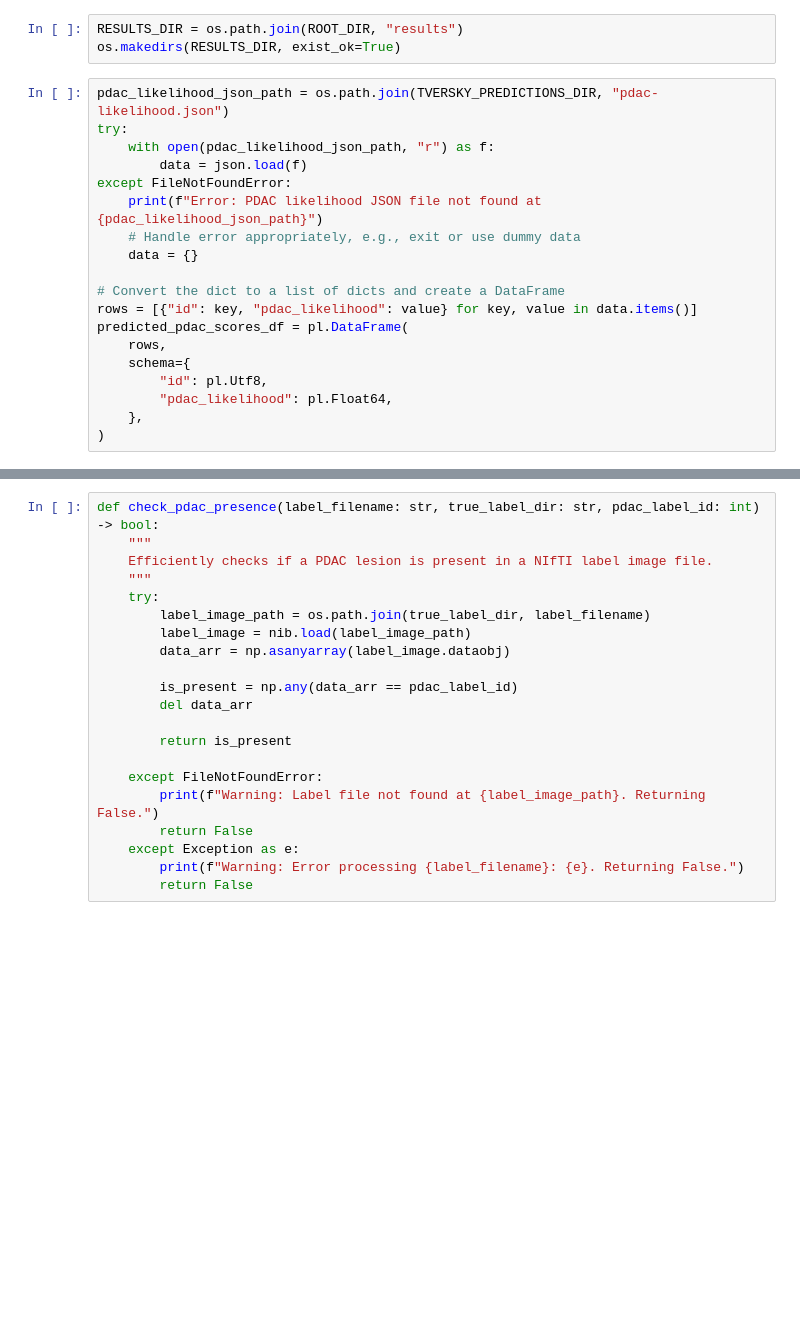
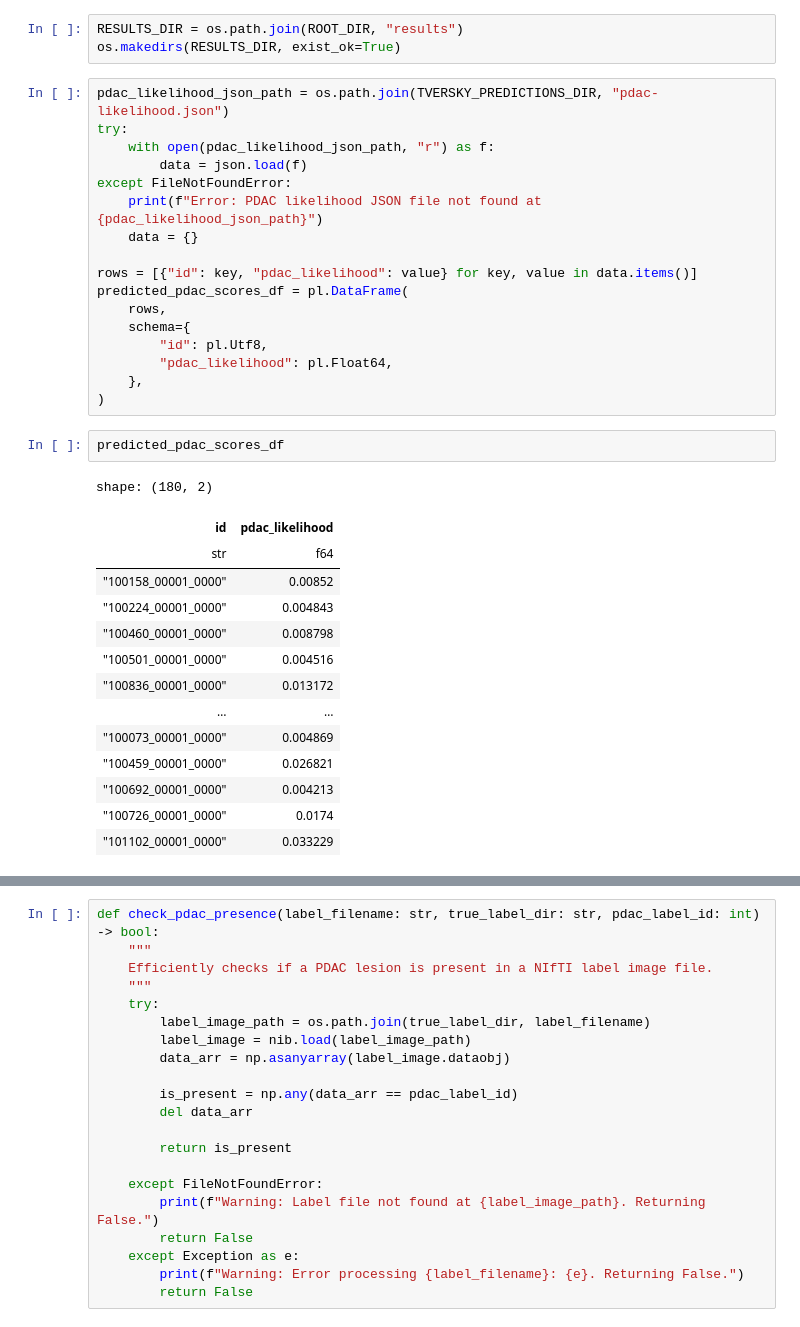
Before and after one commit to mirklys/PDAC_Detection_forked, a Jupyter notebook: test_model.ipynb, the cells around one changed output, grey strips where cells are left out. Cells and saved outputs as stored; diff of their text form; blank space fills up the shorter version.

```diff
--- a/test_model.ipynb
+++ b/test_model.ipynb
@@ -55,10 +54,8 @@ try:
         data = json.load(f)
 except FileNotFoundError:
     print(f"Error: PDAC likelihood JSON file not found at {pdac_likelihood_json_path}")
-    # Handle error appropriately, e.g., exit or use dummy data
     data = {}
 
-# Convert the dict to a list of dicts and create a DataFrame
 rows = [{"id": key, "pdac_likelihood": value} for key, value in data.items()]
 predicted_pdac_scores_df = pl.DataFrame(
     rows,
@@ -67,6 +64,23 @@ predicted_pdac_scores_df = pl.DataFrame(
         "pdac_likelihood": pl.Float64,
     },
 )
+# %%
+predicted_pdac_scores_df
+# %% [output]
+shape: (180, 2)
+| id | pdac_likelihood |
+| str | f64 |
+| "100158_00001_0000" | 0.00852 |
+| "100224_00001_0000" | 0.004843 |
+| "100460_00001_0000" | 0.008798 |
+| "100501_00001_0000" | 0.004516 |
+| "100836_00001_0000" | 0.013172 |
+| … | … |
+| "100073_00001_0000" | 0.004869 |
+| "100459_00001_0000" | 0.026821 |
+| "100692_00001_0000" | 0.004213 |
+| "100726_00001_0000" | 0.0174 |
+| "101102_00001_0000" | 0.033229 |
 # %%
 
 def get_image_data(image_filename: str, image_dir: str) -> np.ndarray | None:
```
Also changed, not shown: parts of 18 cells of this notebook, 3 other files.
